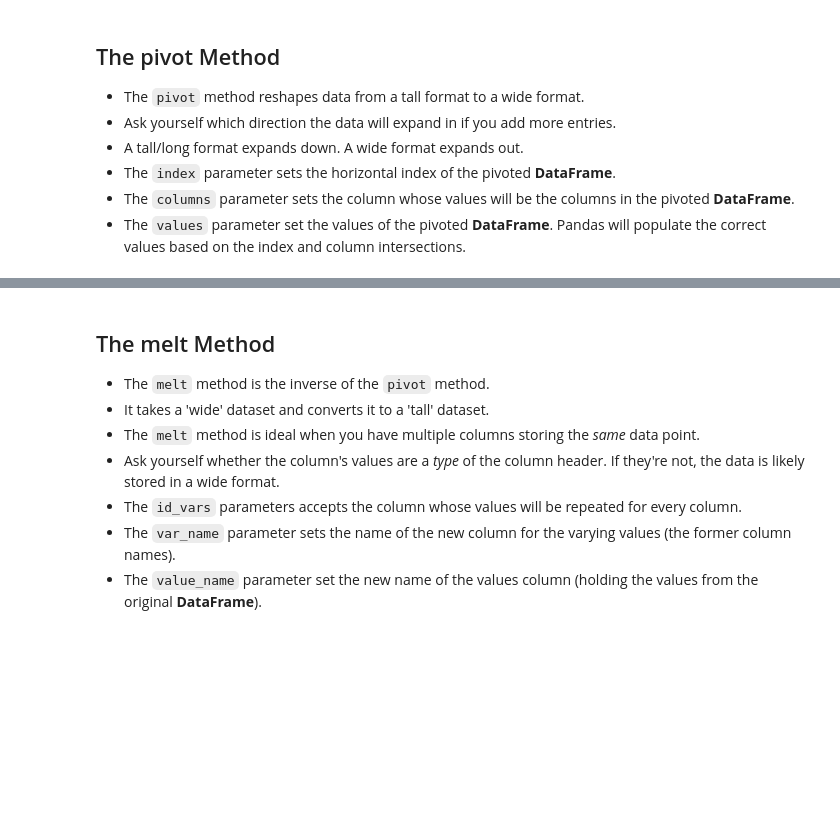
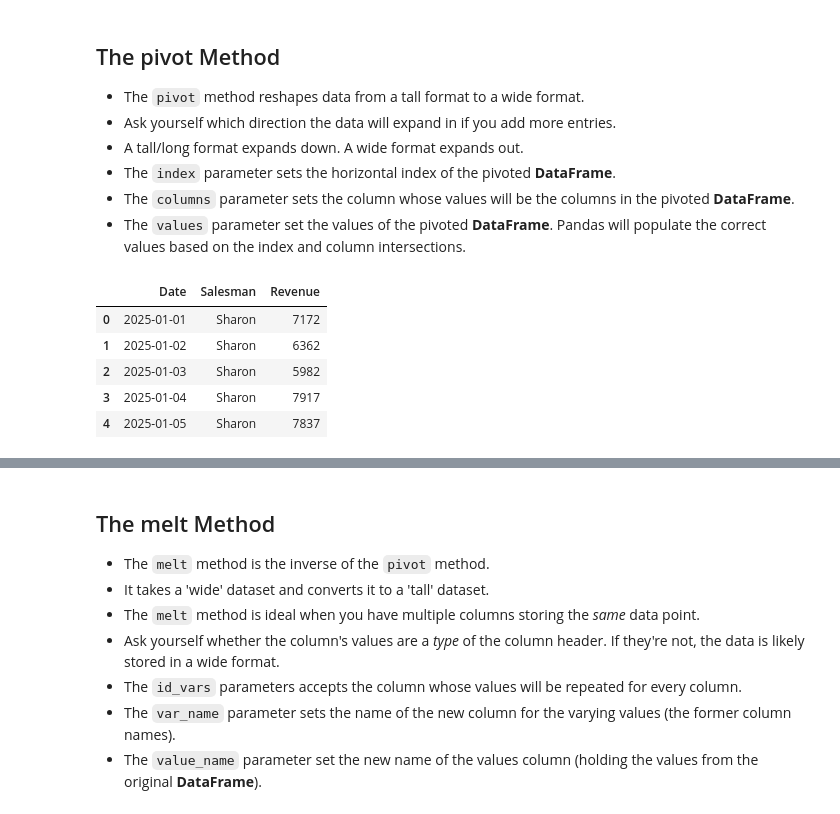
Before and after one commit to Lucas01iveira/Data-Engineering, a Jupyter notebook: Data Analysis with Pandas and Python/materials/pandas/Incomplete/08 - MultiIndex.ipynb, the cells around one changed output, grey strips where cells are left out. Drawn from its saved outputs; the diff is of its cells as text; code cells hidden in the pictures; blank space fills up the shorter version.

```diff
--- a/Data Analysis with Pandas and Python/materials/pandas/Incomplete/08 - MultiIndex.ipynb
+++ b/Data Analysis with Pandas and Python/materials/pandas/Incomplete/08 - MultiIndex.ipynb
@@ -513,5 +513,12 @@ world.unstack([1,0]).head().sort_index()
 - The `columns` parameter sets the column whose values will be the columns in the pivoted **DataFrame**.
 - The `values` parameter set the values of the pivoted **DataFrame**. Pandas will populate the correct values based on the index and column intersections.
 # %%
-bigmac= pd.read_csv('bigmac.csv', parse_dates=['Date'], date_format='%Y-%m-%d', index_col=['Date', 'Country']).sort_index()
-bigmac.head()
+sales= pd.read_csv('salesmen.csv', parse_dates=['Date'], date_format='%m/%d/%Y')
+sales.head()
+# %% [output]
+|  | Date | Salesman | Revenue |
+| 0 | 2025-01-01 | Sharon | 7172 |
+| 1 | 2025-01-02 | Sharon | 6362 |
+| 2 | 2025-01-03 | Sharon | 5982 |
+| 3 | 2025-01-04 | Sharon | 7917 |
+| 4 | 2025-01-05 | Sharon | 7837 |
```
Also changed, not shown: parts of 5 cells of this notebook.
